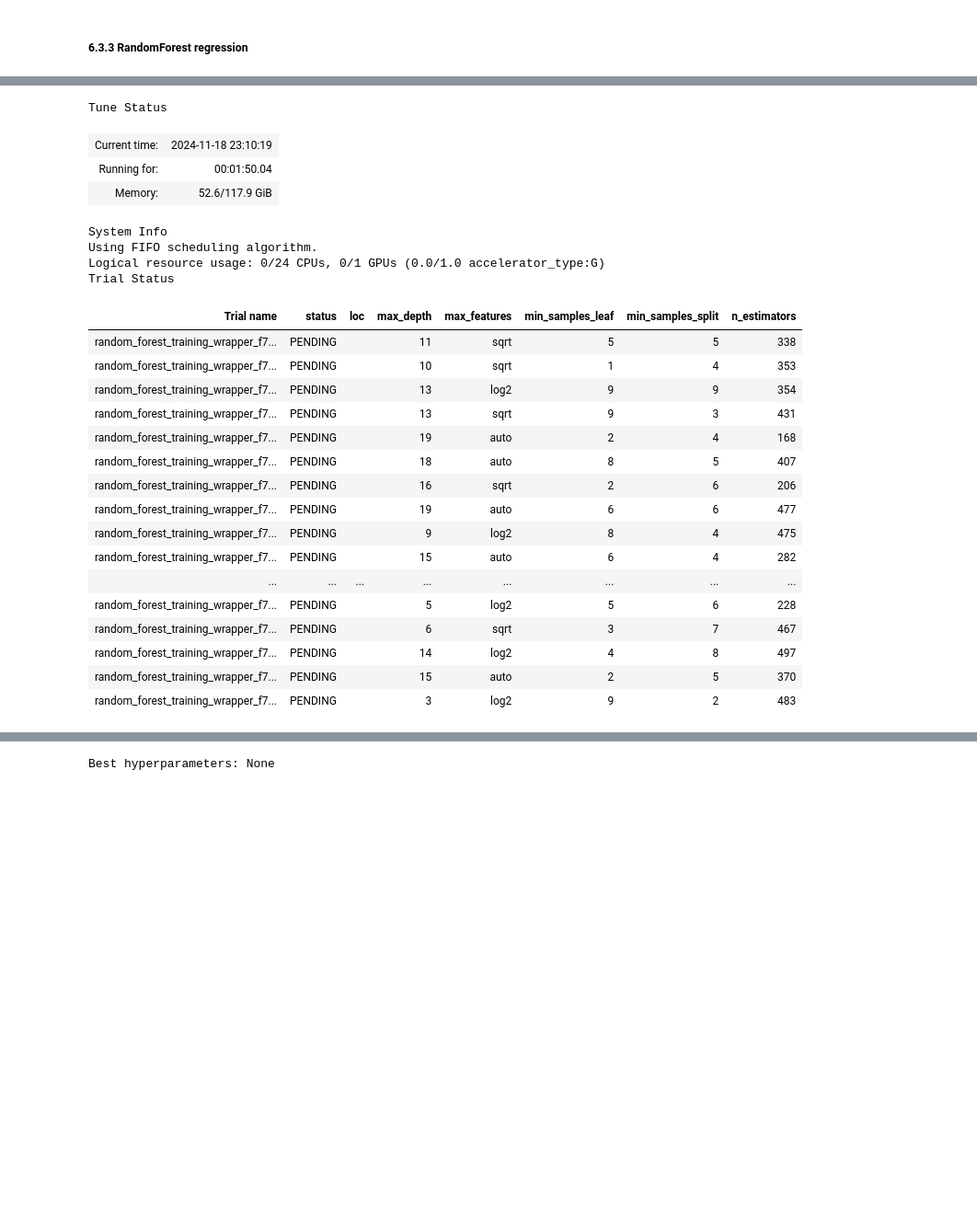
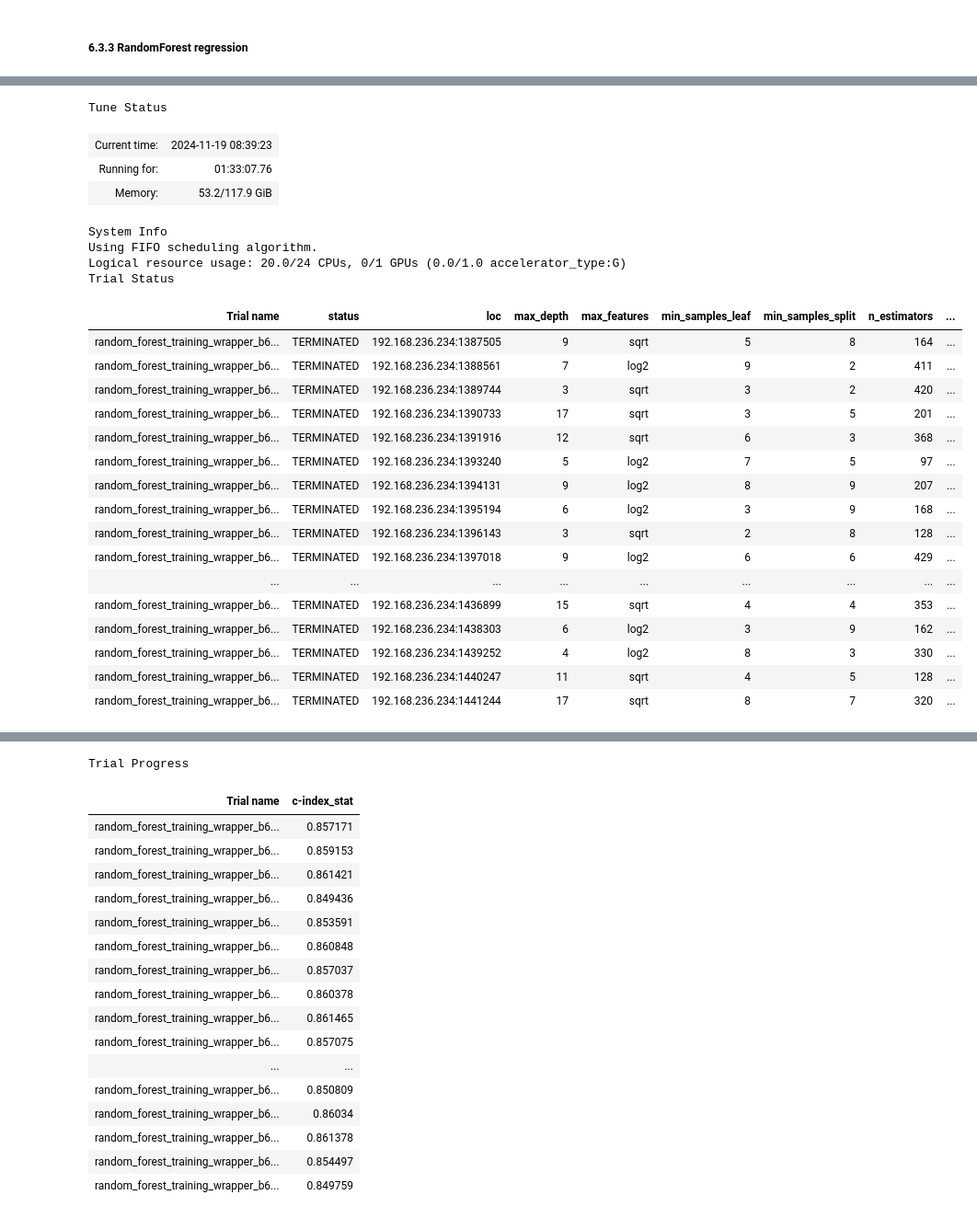
Before and after one commit to leungkcofficial/g3_regress, a Jupyter notebook: code/meta_learner.ipynb, the cells around one changed output, grey strips where cells are left out. Shown: that part at 92% size. Drawn from its saved outputs; the diff is of its cells as text; code cells hidden in the pictures; blank space fills up the shorter version.

```diff
--- a/code/meta_learner.ipynb
+++ b/code/meta_learner.ipynb
@@ -2171,11 +2295,12 @@ def train_and_predict_with_rf(outcome_idx, time_idx):
 
     # Train the Random Forest Regressor
     model = RandomForestRegressor(
-        n_estimators=100,
-        max_depth=10,
-        min_samples_split=2,
-        min_samples_leaf=1,
+        n_estimators=168,
+        max_depth=3,
+        min_samples_split=3,
+        min_samples_leaf=4,
         random_state=RANDOM_SEED,
+        max_features='sqrt',
         n_jobs=-1  # Use all available cores,
 
     )
@@ -2286,6 +2437,7 @@ def random_forest_training_wrapper(config, data):
               durations, and events.
     """
     final_meta_learner_X_train = data["final_meta_learner_X_train"]
+    final_meta_learner_X_val = data["final_meta_learner_X_val"]
     cif_ground_truth_test_stacked = data["cif_ground_truth_test_stacked"]
     cif_ground_truth_val_stacked = data["cif_ground_truth_val_stacked"]
     durations_val = data["durations_val"]
@@ -2348,23 +2500,26 @@ search_space = {
     "max_depth": tune.randint(3, 20),  # Maximum depth of the tree
     "min_samples_split": tune.randint(2, 10),  # Minimum number of samples required to split an internal node
     "min_samples_leaf": tune.randint(1, 10),  # Minimum number of samples required to be at a leaf node
-    "max_features": tune.choice(["auto", "sqrt", "log2"])  # Number of features to consider when looking for the best split
+    "max_features": tune.choice(["sqrt", "log2"])  # Number of features to consider when looking for the best split
 }
 
 # Prepare data
 data = {
     "final_meta_learner_X_train": final_meta_learner_X_train,
+    "final_meta_learner_X_val": final_meta_learner_X_val,
     "cif_ground_truth_test_stacked": cif_ground_truth_test_stacked,
     "cif_ground_truth_val_stacked": cif_ground_truth_val_stacked,
     "durations_val": durations_val,
     "events_val": events_val,
 }
 
+ray.shutdown()
+ray.init()
 # Run Ray Tune
 analysis = tune.run(
     tune.with_parameters(random_forest_training_wrapper, data=data),
     config=search_space,
-    resources_per_trial={"cpu": 4, "gpu": 0},  # Random Forest does not require GPU
+    resources_per_trial={"cpu": 20, "gpu": 0},  # Random Forest does not require GPU
     num_samples=50,  # Number of hyperparameter configurations to try
     metric="c-index_stat",  # Metric to optimize
     mode="max",  # Maximize the concordance index
@@ -2375,4 +2530,6 @@ analysis = tune.run(
 # Get the best configuration
 best_config = analysis.get_best_config(metric="c-index stat", mode="max")
 print("Best hyperparameters:", best_config)
+
+ray.shutdown()
 # %% [output]
@@ -2380,25 +2538,25 @@ print("Best hyperparameters:", best_config)
 Tune Status
-| Current time: | 2024-11-18 23:10:19 |
-| Running for: | 00:01:50.04 |
-| Memory: | 52.6/117.9 GiB |
+| Current time: | 2024-11-19 08:39:23 |
+| Running for: | 01:33:07.76 |
+| Memory: | 53.2/117.9 GiB |
 System Info
 Using FIFO scheduling algorithm.
-Logical resource usage: 0/24 CPUs, 0/1 GPUs (0.0/1.0 accelerator_type:G)
+Logical resource usage: 20.0/24 CPUs, 0/1 GPUs (0.0/1.0 accelerator_type:G)
 Trial Status
-| Trial name | status | loc | max_depth | max_features | min_samples_leaf | min_samples_split | n_estimators |
-| random_forest_training_wrapper_f7... | PENDING |  | 11 | sqrt | 5 | 5 | 338 |
-| random_forest_training_wrapper_f7... | PENDING |  | 10 | sqrt | 1 | 4 | 353 |
-| random_forest_training_wrapper_f7... | PENDING |  | 13 | log2 | 9 | 9 | 354 |
-| random_forest_training_wrapper_f7... | PENDING |  | 13 | sqrt | 9 | 3 | 431 |
-| random_forest_training_wrapper_f7... | PENDING |  | 19 | auto | 2 | 4 | 168 |
-| random_forest_training_wrapper_f7... | PENDING |  | 18 | auto | 8 | 5 | 407 |
-| random_forest_training_wrapper_f7... | PENDING |  | 16 | sqrt | 2 | 6 | 206 |
-| random_forest_training_wrapper_f7... | PENDING |  | 19 | auto | 6 | 6 | 477 |
-| random_forest_training_wrapper_f7... | PENDING |  | 9 | log2 | 8 | 4 | 475 |
-| random_forest_training_wrapper_f7... | PENDING |  | 15 | auto | 6 | 4 | 282 |
-| ... | ... | ... | ... | ... | ... | ... | ... |
-| random_forest_training_wrapper_f7... | PENDING |  | 5 | log2 | 5 | 6 | 228 |
-| random_forest_training_wrapper_f7... | PENDING |  | 6 | sqrt | 3 | 7 | 467 |
-| random_forest_training_wrapper_f7... | PENDING |  | 14 | log2 | 4 | 8 | 497 |
-| random_forest_training_wrapper_f7... | PENDING |  | 15 | auto | 2 | 5 | 370 |
-| random_forest_training_wrapper_f7... | PENDING |  | 3 | log2 | 9 | 2 | 483 |
+| Trial name | status | loc | max_depth | max_features | min_samples_leaf | min_samples_split | n_estimators | ... |
+| random_forest_training_wrapper_b6... | TERMINATED | 192.168.236.234:1387505 | 9 | sqrt | 5 | 8 | 164 | ... |
+| random_forest_training_wrapper_b6... | TERMINATED | 192.168.236.234:1388561 | 7 | log2 | 9 | 2 | 411 | ... |
+| random_forest_training_wrapper_b6... | TERMINATED | 192.168.236.234:1389744 | 3 | sqrt | 3 | 2 | 420 | ... |
+| random_forest_training_wrapper_b6... | TERMINATED | 192.168.236.234:1390733 | 17 | sqrt | 3 | 5 | 201 | ... |
+| random_forest_training_wrapper_b6... | TERMINATED | 192.168.236.234:1391916 | 12 | sqrt | 6 | 3 | 368 | ... |
+| random_forest_training_wrapper_b6... | TERMINATED | 192.168.236.234:1393240 | 5 | log2 | 7 | 5 | 97 | ... |
+| random_forest_training_wrapper_b6... | TERMINATED | 192.168.236.234:1394131 | 9 | log2 | 8 | 9 | 207 | ... |
+| random_forest_training_wrapper_b6... | TERMINATED | 192.168.236.234:1395194 | 6 | log2 | 3 | 9 | 168 | ... |
+| random_forest_training_wrapper_b6... | TERMINATED | 192.168.236.234:1396143 | 3 | sqrt | 2 | 8 | 128 | ... |
+| random_forest_training_wrapper_b6... | TERMINATED | 192.168.236.234:1397018 | 9 | log2 | 6 | 6 | 429 | ... |
+| ... | ... | ... | ... | ... | ... | ... | ... | ... |
+| random_forest_training_wrapper_b6... | TERMINATED | 192.168.236.234:1436899 | 15 | sqrt | 4 | 4 | 353 | ... |
+| random_forest_training_wrapper_b6... | TERMINATED | 192.168.236.234:1438303 | 6 | log2 | 3 | 9 | 162 | ... |
+| random_forest_training_wrapper_b6... | TERMINATED | 192.168.236.234:1439252 | 4 | log2 | 8 | 3 | 330 | ... |
+| random_forest_training_wrapper_b6... | TERMINATED | 192.168.236.234:1440247 | 11 | sqrt | 4 | 5 | 128 | ... |
+| random_forest_training_wrapper_b6... | TERMINATED | 192.168.236.234:1441244 | 17 | sqrt | 8 | 7 | 320 | ... |
@@ -2422 +2564,18 @@ Resume experiment with: tune.run(..., resume=True)
-Best hyperparameters: None
+Trial Progress
+| Trial name | c-index_stat |
+| random_forest_training_wrapper_b6... | 0.857171 |
+| random_forest_training_wrapper_b6... | 0.859153 |
+| random_forest_training_wrapper_b6... | 0.861421 |
+| random_forest_training_wrapper_b6... | 0.849436 |
+| random_forest_training_wrapper_b6... | 0.853591 |
+| random_forest_training_wrapper_b6... | 0.860848 |
+| random_forest_training_wrapper_b6... | 0.857037 |
+| random_forest_training_wrapper_b6... | 0.860378 |
+| random_forest_training_wrapper_b6... | 0.861465 |
+| random_forest_training_wrapper_b6... | 0.857075 |
+| ... | ... |
+| random_forest_training_wrapper_b6... | 0.850809 |
+| random_forest_training_wrapper_b6... | 0.86034 |
+| random_forest_training_wrapper_b6... | 0.861378 |
+| random_forest_training_wrapper_b6... | 0.854497 |
+| random_forest_training_wrapper_b6... | 0.849759 |
```
Also changed, not shown: parts of 8 cells of this notebook.
